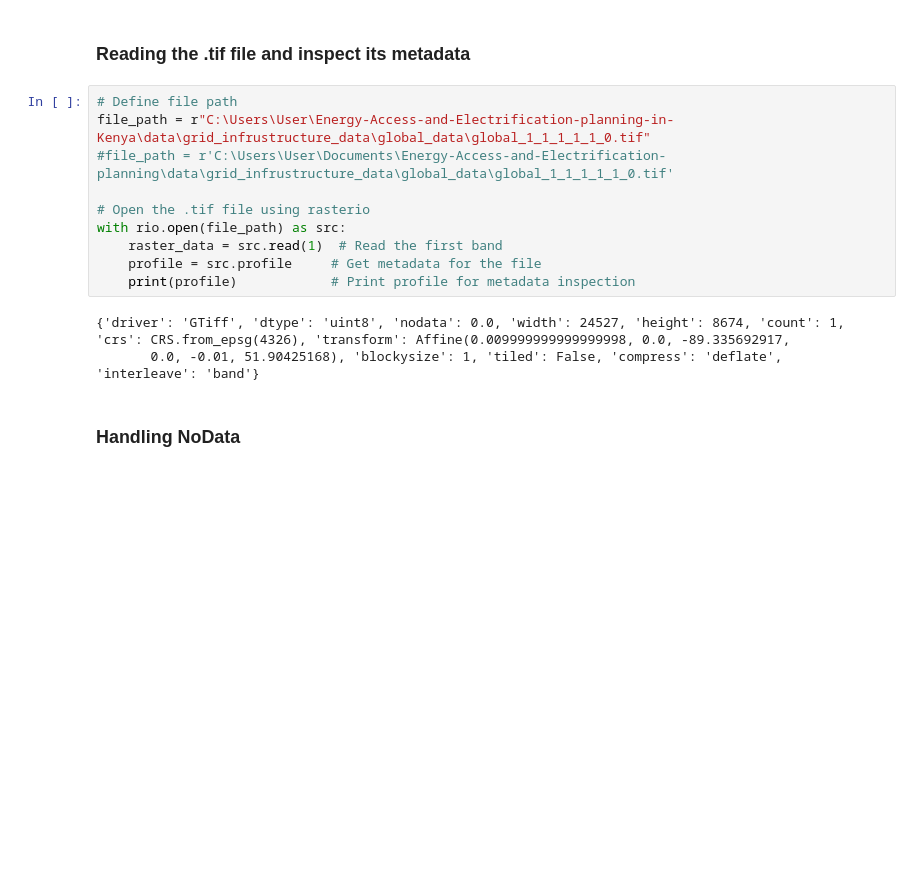
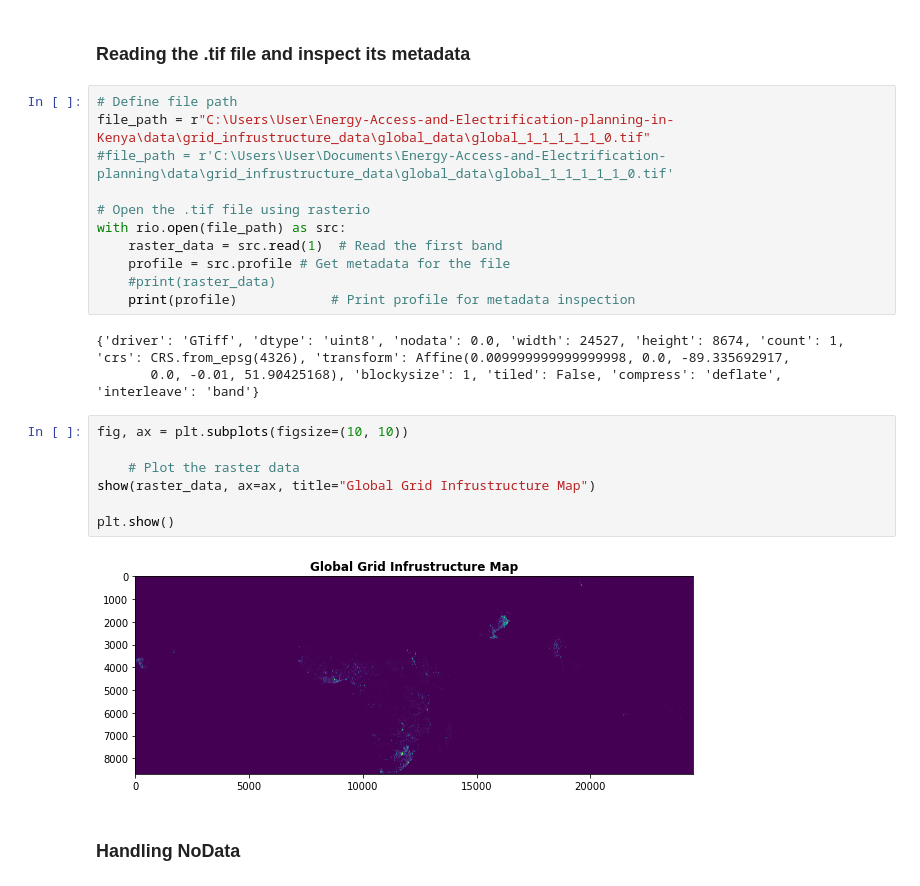
Before and after one commit to DavidGathimbaM/Energy-Access-and-Electrification-planning-in-Kenya, a Jupyter notebook: group_workbook/Peter.ipynb, the cells around one changed output. Saved outputs shown, nothing was run; the diff lists cells and outputs as text; blank space fills up the shorter version.

```diff
--- a/group_workbook/Peter.ipynb
+++ b/group_workbook/Peter.ipynb
@@ -265,11 +269,21 @@ file_path = r"C:\Users\User\Energy-Access-and-Electrification-planning-in-Kenya\
 # Open the .tif file using rasterio
 with rio.open(file_path) as src:
     raster_data = src.read(1)  # Read the first band
-    profile = src.profile     # Get metadata for the file
+    profile = src.profile # Get metadata for the file
+    #print(raster_data)
     print(profile)            # Print profile for metadata inspection
 # %% [output]
 {'driver': 'GTiff', 'dtype': 'uint8', 'nodata': 0.0, 'width': 24527, 'height': 8674, 'count': 1, 'crs': CRS.from_epsg(4326), 'transform': Affine(0.009999999999999998, 0.0, -89.335692917,
        0.0, -0.01, 51.90425168), 'blockysize': 1, 'tiled': False, 'compress': 'deflate', 'interleave': 'band'}
+# %%
+fig, ax = plt.subplots(figsize=(10, 10))
+
+    # Plot the raster data
+show(raster_data, ax=ax, title="Global Grid Infrustructure Map")
+
+plt.show()
+# %% [output]
+[figure, added]
 # %% [markdown]
 ### Handling NoData
 # %%
```
Also changed, not shown: parts of 29 cells of this notebook.
